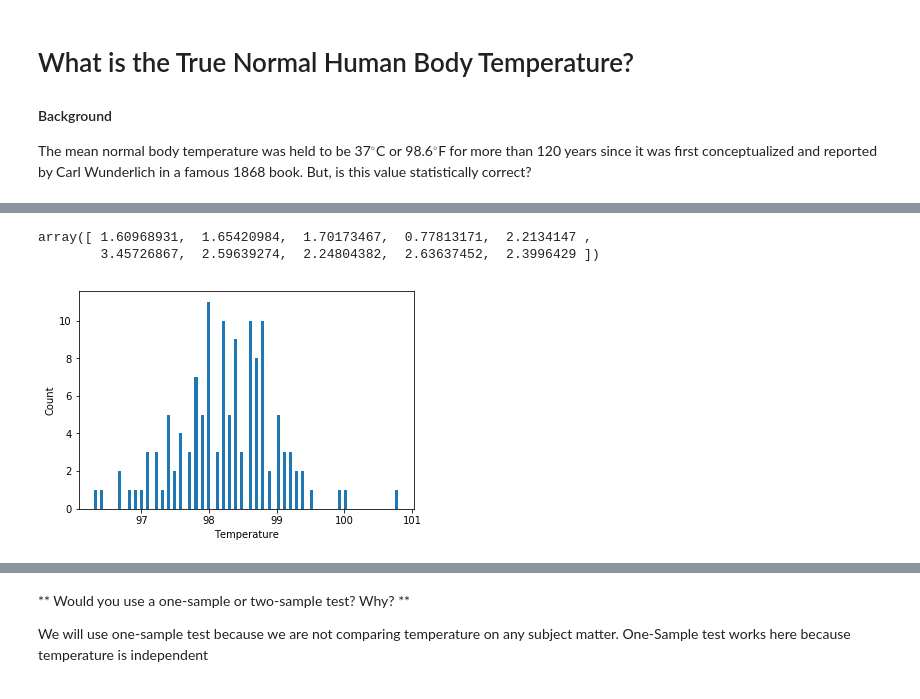
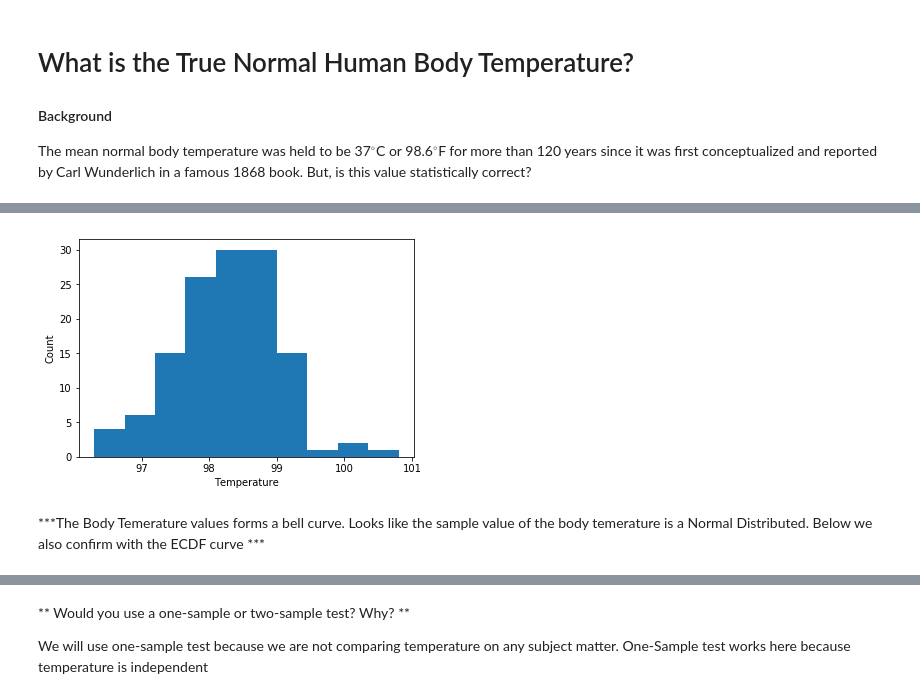
Before and after one commit to ravic1982/Springboard-Exercise, a Jupyter notebook: sliderule_dsi_inferential_statistics_exercise_1.ipynb, the cells around one changed output, grey strips where cells are left out. Saved outputs shown, nothing was run; the diff lists cells and outputs as text; code cells hidden in the pictures.

Commit message:
Fixed Normal mean issue

```diff
--- a/sliderule_dsi_inferential_statistics_exercise_1.ipynb
+++ b/sliderule_dsi_inferential_statistics_exercise_1.ipynb
@@ -77,3 +73,12 @@ sd1 = df['temperature'].std()
 # %%
 import matplotlib.pyplot as plt
+# %%
+plt.hist(df['temperature'],bins=10)
+plt.xlabel('Temperature')
+plt.ylabel('Count')
+plt.show()
+# %% [output]
+[figure, added]
+# %% [markdown]
+***The Body Temerature values forms a bell curve. Looks like the sample value of the body temerature is a Normal Distributed. Below we also confirm with the ECDF curve ***
 # %%
@@ -80,13 +88 @@ import matplotlib.pyplot as plt
 std1 = np.random.normal(mu,sd1,100)
-# %%
-np.random.normal(2,1,10)
-# %% [output]
-array([ 1.60968931,  1.65420984,  1.70173467,  0.77813171,  2.2134147 ,
-        3.45726867,  2.59639274,  2.24804382,  2.63637452,  2.3996429 ])
-# %%
-plt.hist(df['temperature'],bins=100)
-plt.xlabel('Temperature')
-plt.ylabel('Count')
-plt.show()
-# %% [output]
-[figure, removed]
```
Also changed, not shown: parts of 37 cells of this notebook.
